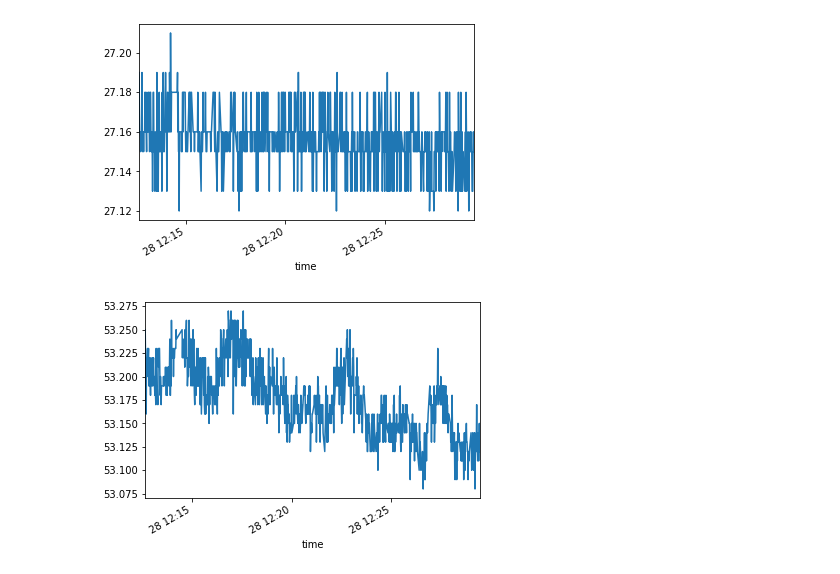
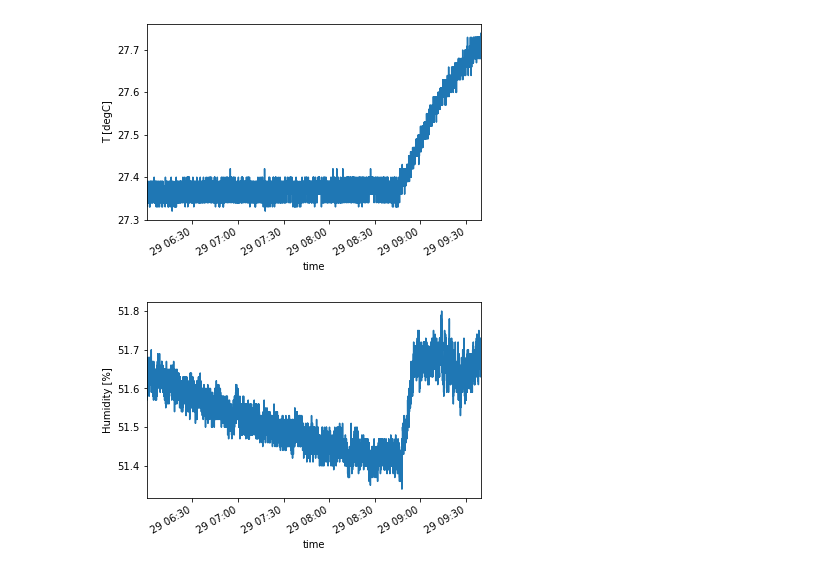
Before and after one commit to kromerh/phd_python, a Jupyter notebook: 01_neutron_generator_contol/sensirionsmartgadget/testing.ipynb, the cells around one changed output. Saved outputs shown, nothing was run; the diff lists cells and outputs as text; code cells hidden in the pictures.

```diff
--- a/01_neutron_generator_contol/sensirionsmartgadget/testing.ipynb
+++ b/01_neutron_generator_contol/sensirionsmartgadget/testing.ipynb
@@ -51,32 +53,35 @@ import matplotlib.pyplot as plt
 host="twofast-rpi3-0"  # your host
 user='reader' # username
 pw='heiko'  # password
 db="NG_twofast_DB" # name of the database
 connect_string = 'mysql+pymysql://%(user)s:%(pw)s@%(host)s:3306/%(db)s'% {"user": user, "pw": pw, "host": host, "db": db}
 sql_engine = sql.create_engine(connect_string)
 
 def insert_to_db(sql_engine, temp, humid):
     sql_engine.execute("INSERT INTO temp_humid_sensor (temp, humid) VALUES (%(temp)s, %(humid)s)" % {"temp":temp, "humid":humid})
 
 def read_db(sql_engine, table):
     """
     Reads the last 10 entries of the two temperatures and returns it in a dataframe
     """
     query = "SELECT * FROM %(tableName)s ORDER BY id" % {"tableName": table}
     df = pd.read_sql(query, sql_engine)
     return df
 
 data = read_db(sql_engine, 'temp_humid_sensor')
 data.set_index('time', inplace=True)
+data = data['2019-08-29 06:00:00':]
 temp = data['temp']
 temp = temp[ temp >0 ]
 temp.plot()
+plt.ylabel('T [degC]')
 plt.show()
 
 humid = data['humid']
 humid = humid[ humid >0 ]
 humid.plot()
+plt.ylabel('Humidity [%]')
 plt.show()
 # %% [output]
-[figure, old version]
+[figure, new version]
-[figure, old version]
+[figure, new version]
```
Also changed, not shown: parts of 3 cells of this notebook.
